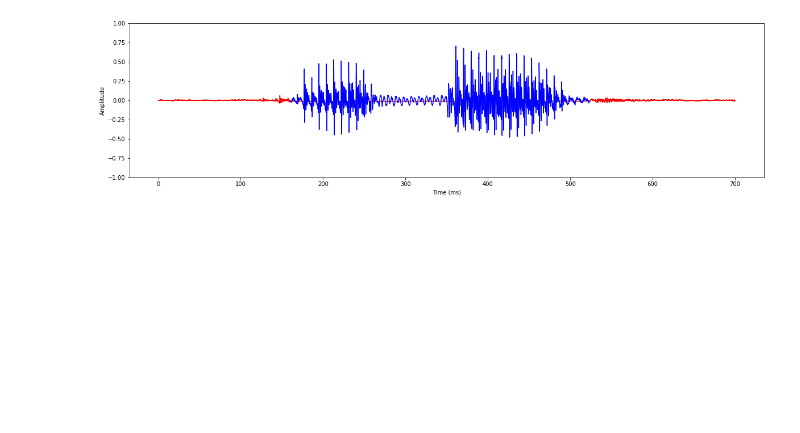
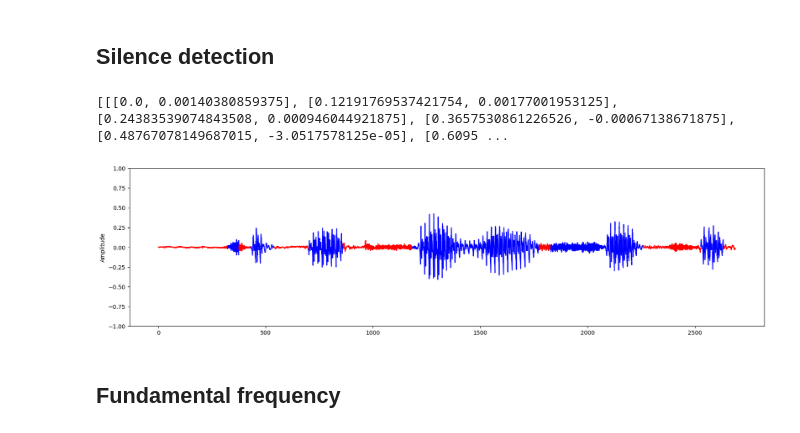
Before and after one commit to wojtek2288/Dzwiek_1, a Jupyter notebook: main.ipynb, the cells around one changed output. Drawn from its saved outputs; the diff is of its cells as text; code cells hidden in the pictures; blank space fills up the shorter version.

```diff
--- a/main.ipynb
+++ b/main.ipynb
@@ -97,0 +66,4 @@ plot(audio_samples, duration, 'Amplitude', [-1, 1])
+# %%
+def divide_into_chunks(list, chunk_size):
+    for i in range(0, len(list), chunk_size):
+        yield list[i:i + chunk_size]
@@ -97,0 +72,11 @@ plot(audio_samples, duration, 'Amplitude', [-1, 1])
+# %%
+with wave.open(INPUT_FILE, 'rb') as wav_file:
+    # read all samples into a list
+    sample_rate = wav_file.getframerate()
+    bytes = wav_file.readframes(sample_rate)
+    duration = (wav_file.getnframes() / float(sample_rate)) * 1000
+    all_samples = np.frombuffer(bytes, dtype=np.int16) / 32768.0
+
+    # split the audio into frames of specified duration
+    frame_size = int(sample_rate * FRAME_DURATION / 1000)
+    all_frames = list(divide_into_chunks(all_samples, frame_size))
@@ -98,13 +93,12 @@ plot(audio_samples, duration, 'Amplitude', [-1, 1])
 # %%
-volume_samples = []
-frame_count = len(audio_frames[0])
+volume = []
 
-for frame in audio_frames:
+for frame in all_frames:
     sum = 0
     for sample in frame:
         sum += math.pow(sample, 2)
-    volume_samples.append(np.sqrt(sum / frame_count))
+    volume.append(np.sqrt(sum / frame_size))
 
-plot(volume_samples, duration, 'Volume')
-print(f'Volume average: {np.round(np.average(volume_samples), 5)}')
+plot(volume, 'Volume')
+print(f'Volume average: {np.round(np.average(volume), 5)}')
 # %% [output]
@@ -121,13 +139,13 @@ Short time energy average: 0.00965
 # %%
 zero_crossing_rate = []
 
-for frame in audio_frames:
+for frame in all_frames:
     sum = 0
     for i in range(1, len(frame)):
         sum += np.abs(np.sign(frame[i]) - np.sign(frame[i - 1]))
-    sum = sum / (2 * frame_count)
+    sum = sum / (2 * frame_size)
     zero_crossing_rate.append(sum)
 
-plot(zero_crossing_rate, duration, 'Zero crossing rate')
+plot(zero_crossing_rate, 'Zero crossing rate')
 print(f'Short time energy average: {np.round(np.average(zero_crossing_rate), 5)}')
 # %% [output]
@@ -136,14 +164,19 @@ Short time energy average: 0.07878
+# %% [markdown]
+## Silence detection
 # %%
 silent_frames = []
-for i in range(len(audio_frames)):
-    if (volume_samples[i] < 0.02 and zero_crossing_rate[i] <= 0.5):
-        silent_frames.extend(np.repeat(True, len(audio_frames[i])))
+for i in range(len(all_frames)):
+    if (volume[i] < VOLUME_SILENCE_THRESHOLD and zero_crossing_rate[i] < ZCR_SILENCE_THRESHOLD):
+        silent_frames.append(True)
     else:
-        silent_frames.extend(np.repeat(False, len(audio_frames[i])))
+        silent_frames.append(False)
 
-plot(audio_samples, duration, 'Amplitude', [-1, 1], np.array(silent_frames))
+plot2(all_frames, 'Amplitude', [-1, 1], np.array(silent_frames))
 # %% [output]
+[[[0.0, 0.00140380859375], [0.12191769537421754, 0.00177001953125], [0.24383539074843508, 0.000946044921875], [0.3657530861226526, -0.00067138671875], [0.48767078149687015, -3.0517578125e-05], [0.6095 ...
-[figure, old version]
+[figure, new version]
+# %% [markdown]
+## Fundamental frequency
 # %%
 fundamental_frequencies = []
 lag = 1
```
Also changed, not shown: parts of 17 cells of this notebook, 1 other file.
